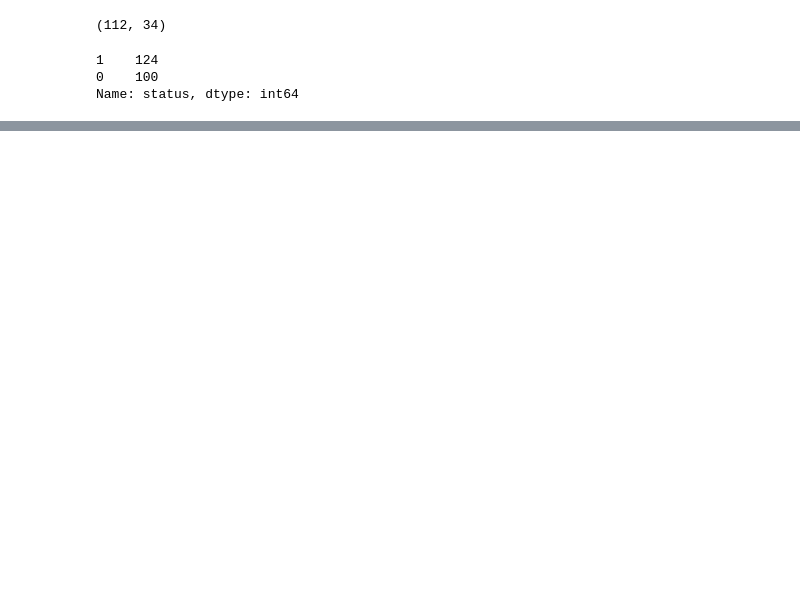
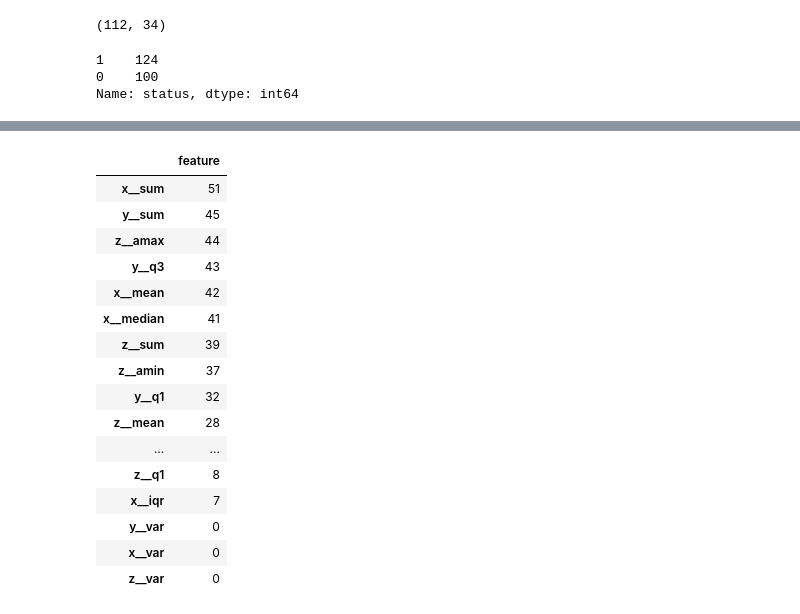
Before and after one commit to WaldemarWalo/DataScienceProjects, a Jupyter notebook: Bearing_Classification/60.lgbm_classification.ipynb, the cells around one changed output, grey strips where cells are left out. Drawn from its saved outputs; the diff is of its cells as text; code cells hidden in the pictures; blank space fills up the shorter version.

```diff
--- a/Bearing_Classification/60.lgbm_classification.ipynb
+++ b/Bearing_Classification/60.lgbm_classification.ipynb
@@ -156,7 +170 @@ def cross_val(model_factory, X, y, models = None):
     return np.array(scores)
-# %%
-%%timeit
-lgbt_factory = lambda rs : LGBMClassifier(random_state=rs)
-
-models = []
-scores = cross_val(lgbt_factory, X, y, models)
@@ -172,0 +201,21 @@ _ = f.get_ax(aspect=3).hist(scores, bins=50)
+# %%
+f_imp = pd.DataFrame(data=models[0].feature_importances_, index = models[0].feature_name_, columns=['feature']).sort_values(by='feature', ascending=False)
+f_imp
+# %% [output]
+|  | feature |
+| x__sum | 51 |
+| y__sum | 45 |
+| z__amax | 44 |
+| y__q3 | 43 |
+| x__mean | 42 |
+| x__median | 41 |
+| z__sum | 39 |
+| z__amin | 37 |
+| y__q1 | 32 |
+| z__mean | 28 |
+| ... | ... |
+| z__q1 | 8 |
+| x__iqr | 7 |
+| y__var | 0 |
+| x__var | 0 |
+| z__var | 0 |
```
Also changed, not shown: parts of 15 cells of this notebook, 2 other files.
